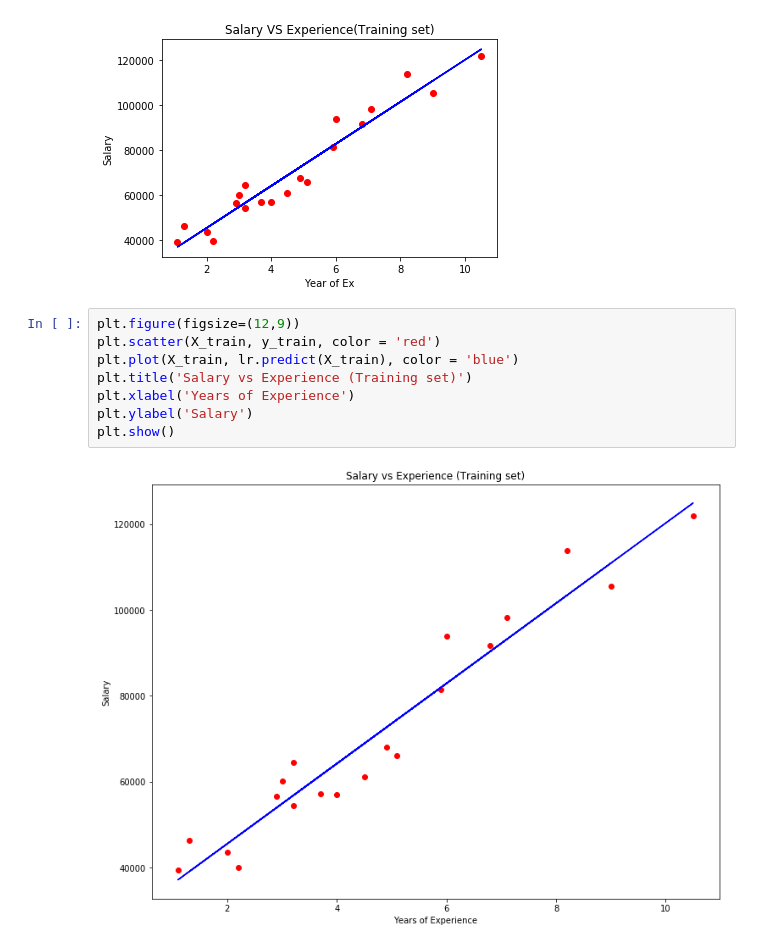
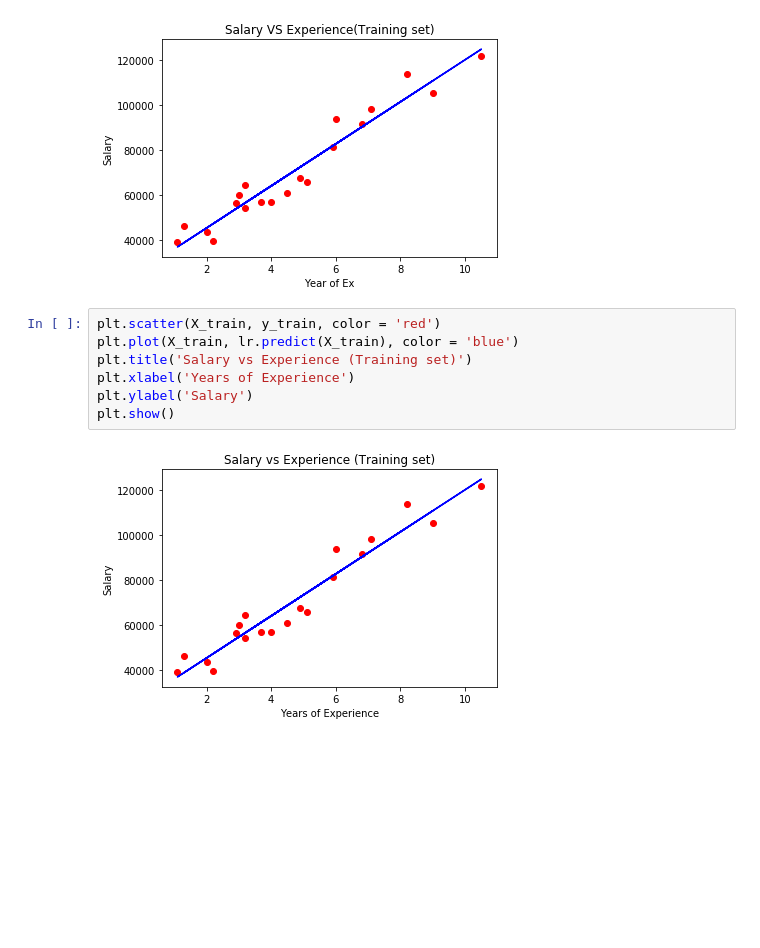
Before and after one commit to Rajathbharadwaj/SuperDataScience, a Jupyter notebook: Machine Learning A-Z/Part 2 - Regression/Section 4 - Simple Linear Regression/Simple_Linear_Regression/Untitled.ipynb, the cells around one changed output. Saved outputs shown, nothing was run; the diff lists cells and outputs as text; blank space fills up the shorter version.

```diff
--- a/Machine Learning A-Z/Part 2 - Regression/Section 4 - Simple Linear Regression/Simple_Linear_Regression/Untitled.ipynb
+++ b/Machine Learning A-Z/Part 2 - Regression/Section 4 - Simple Linear Regression/Simple_Linear_Regression/Untitled.ipynb
@@ -63,12 +63,11 @@ plt.show()
 # %% [output]
 [figure]
 # %%
-plt.figure(figsize=(12,9))
 plt.scatter(X_train, y_train, color = 'red')
 plt.plot(X_train, lr.predict(X_train), color = 'blue')
 plt.title('Salary vs Experience (Training set)')
 plt.xlabel('Years of Experience')
 plt.ylabel('Salary')
 plt.show()
 # %% [output]
-[figure, old version]
+[figure, new version]
```
Also changed, not shown: parts of 3 cells of this notebook, 9 other files.
